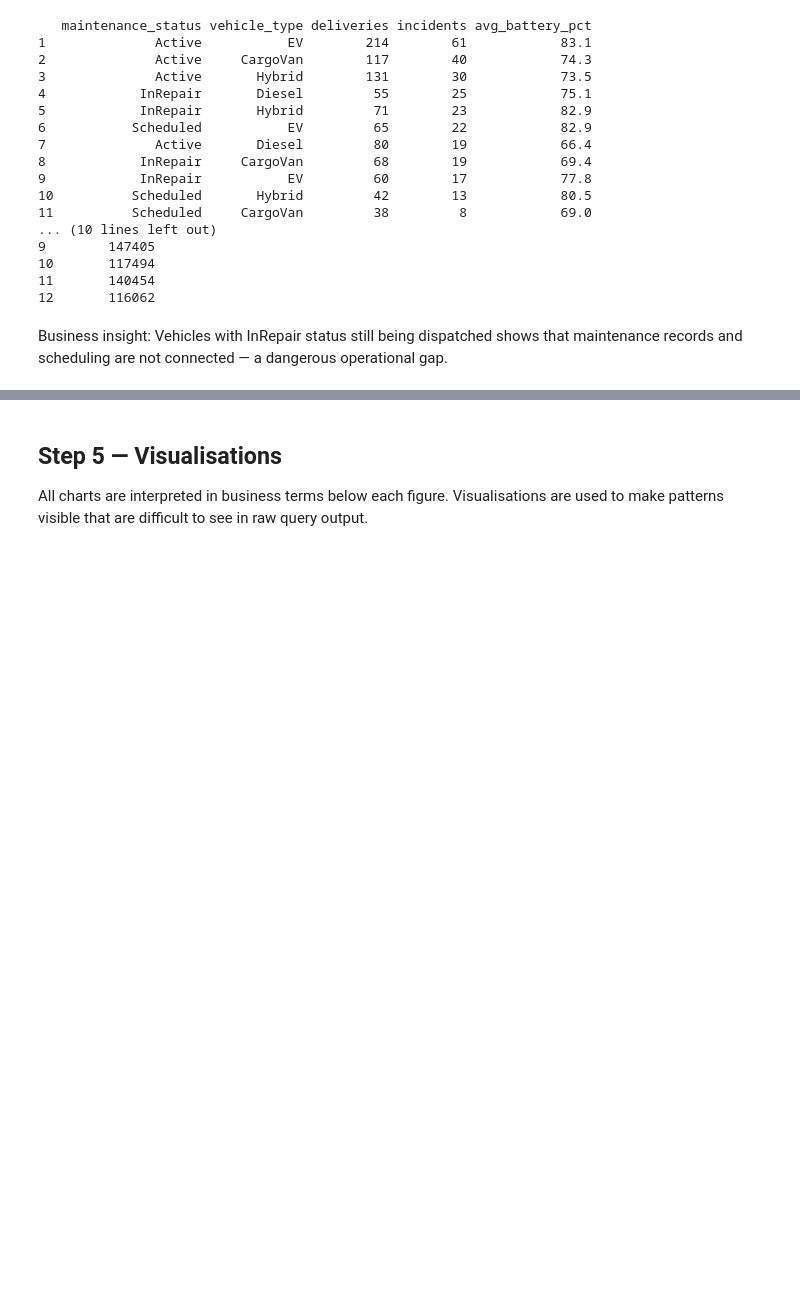
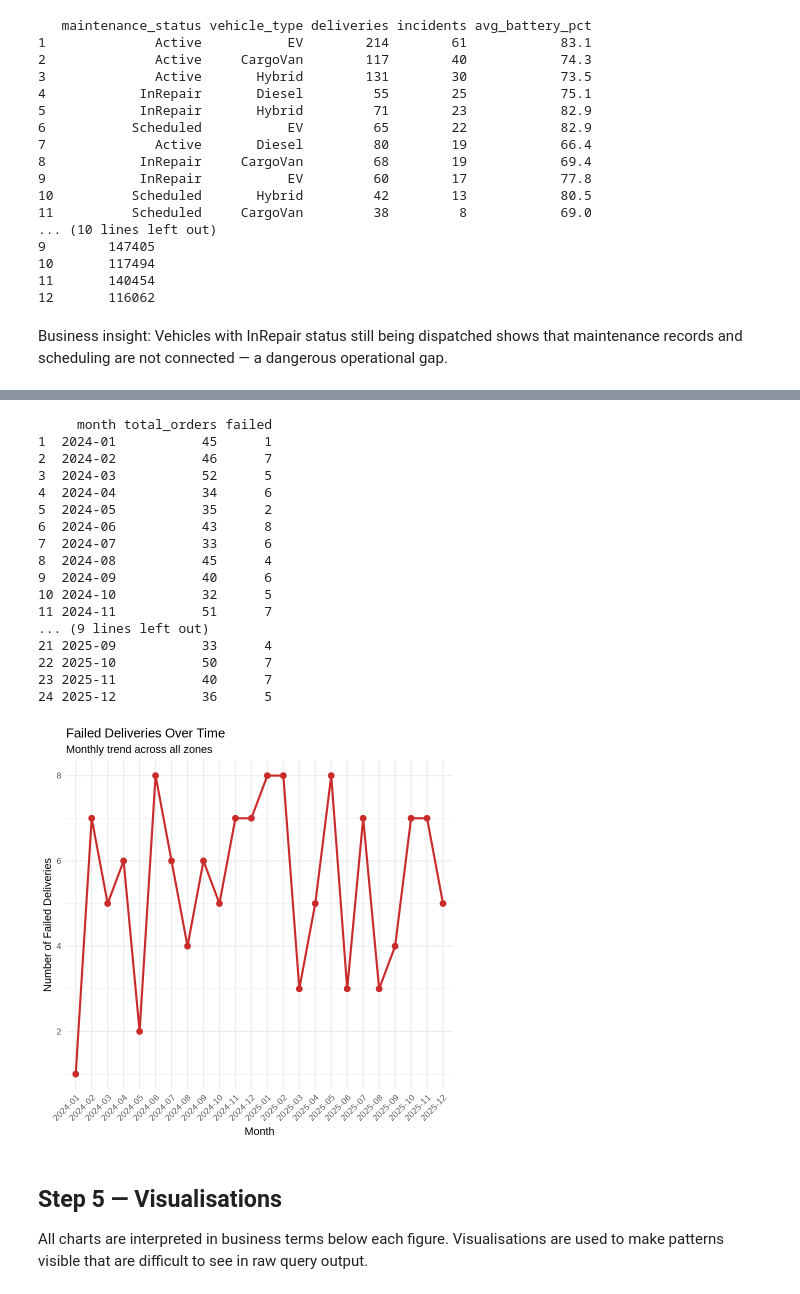
Before and after one commit to vivek143pro/NorthStar-Analytics-Vivek, a Jupyter notebook: NOTEBOOK_1 - SQL in R + R_Analytics.ipynb, the cells around one changed output, grey strips where cells are left out. Cells and saved outputs as stored; diff of their text form; code cells hidden in the pictures; blank space fills up the shorter version.

```diff
--- a/NOTEBOOK_1 - SQL in R + R_Analytics.ipynb
+++ b/NOTEBOOK_1 - SQL in R + R_Analytics.ipynb
@@ -418,3 +467,49 @@ Business insight: Vehicles with InRepair status still being dispatched shows tha
+# %%
+# Extract month from order date
+orders$month <- format(orders$order_created_at, "%Y-%m")
+
+monthly_orders <- sqldf("
+  SELECT
+    orders.month,
+    COUNT(*) AS total_orders,
+    SUM(CASE WHEN deliveries.delivery_status = 'Failed' THEN 1 ELSE 0 END) AS failed
+  FROM orders
+  JOIN deliveries ON orders.order_id = deliveries.order_id
+  GROUP BY orders.month
+  ORDER BY orders.month
+")
+
+print(monthly_orders)
+
+ggplot(monthly_orders, aes(x = month, y = failed, group = 1)) +
+  geom_line(color = "#c92a2a", linewidth = 1.2) +
+  geom_point(color = "#c92a2a", size = 3) +
+  labs(
+    title = "Failed Deliveries Over Time",
+    subtitle = "Monthly trend across all zones",
+    x = "Month", y = "Number of Failed Deliveries"
+  ) +
+  theme_minimal(base_size = 13) +
+  theme(axis.text.x = element_text(angle = 45, hjust = 1))
+# %% [output]
+     month total_orders failed
+1  2024-01           45      1
+2  2024-02           46      7
+3  2024-03           52      5
+4  2024-04           34      6
+5  2024-05           35      2
+6  2024-06           43      8
+7  2024-07           33      6
+8  2024-08           45      4
+9  2024-09           40      6
+10 2024-10           32      5
+11 2024-11           51      7
+... (9 lines left out)
+21 2025-09           33      4
+22 2025-10           50      7
+23 2025-11           40      7
+24 2025-12           36      5
+[figure, added]
 # %% [markdown]
 ## Step 5 — Visualisations
 
```
Also changed, not shown: parts of 4 cells of this notebook.
